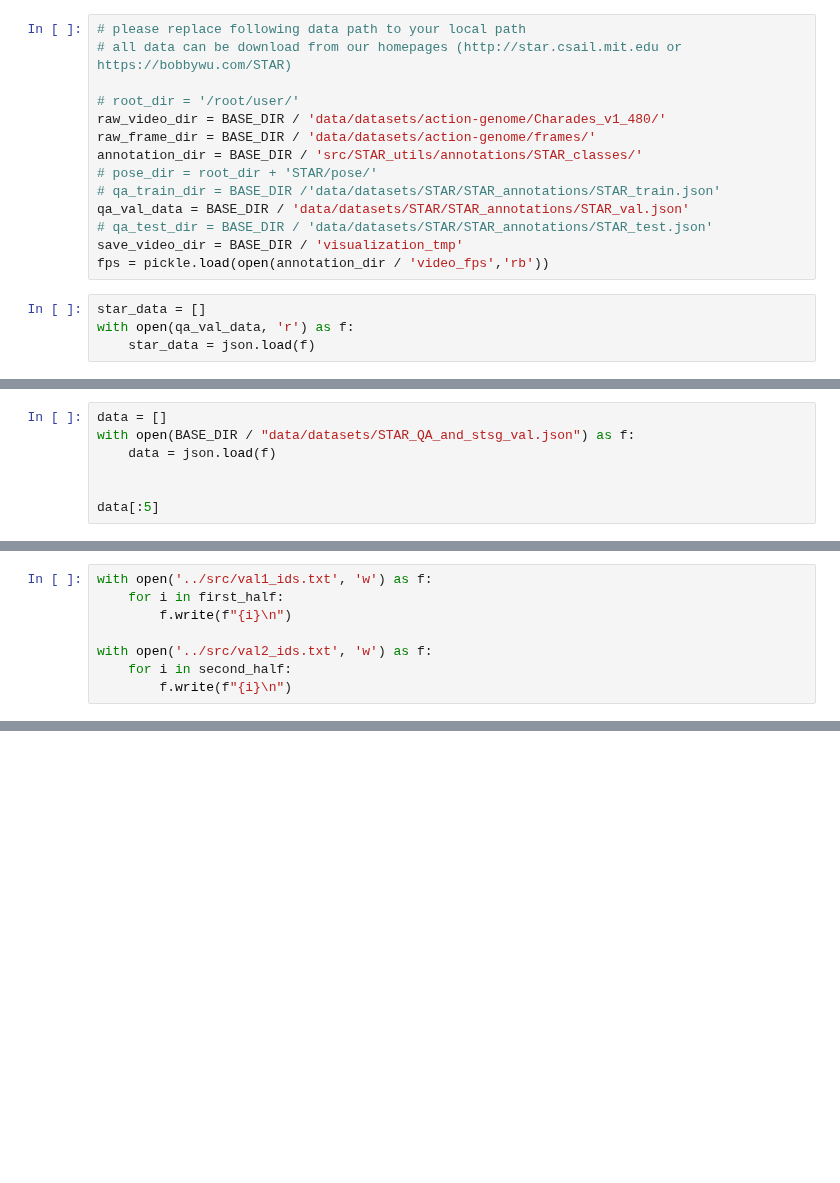
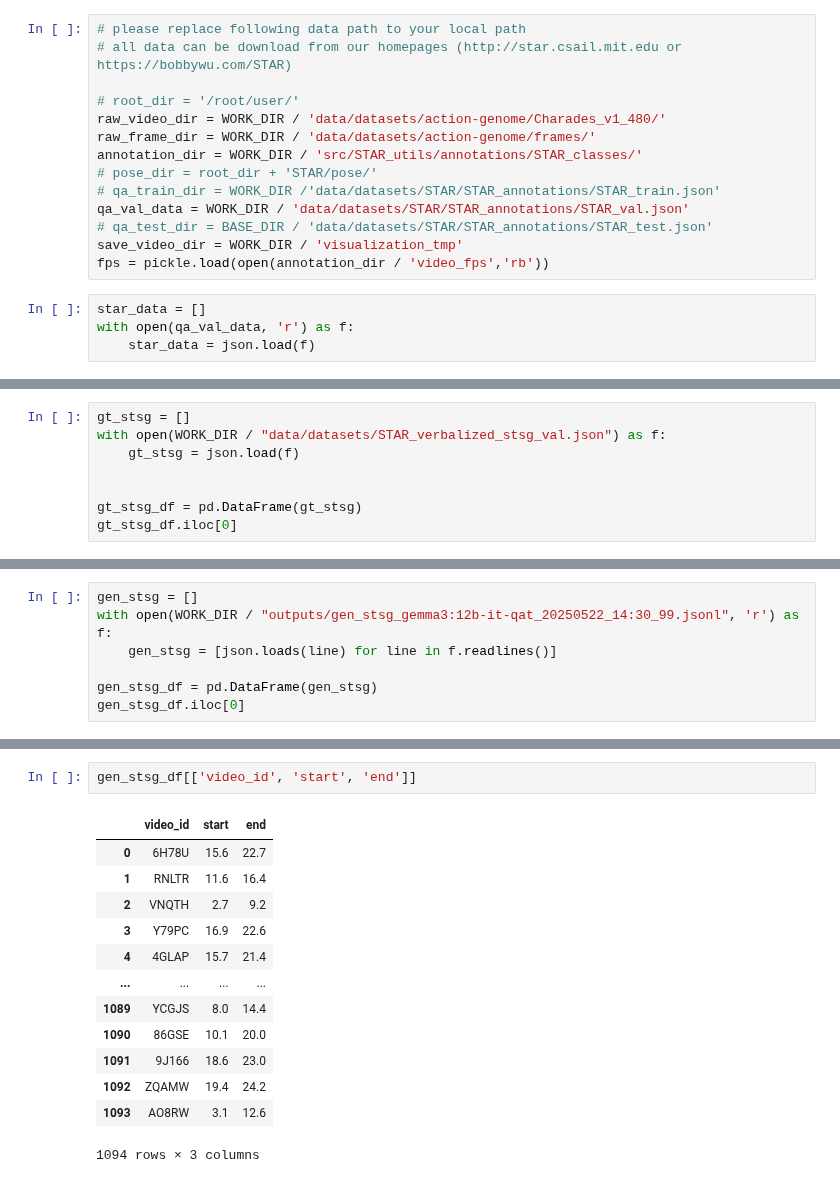
Before and after one commit to FabioLusha/video-neurosymbolic, a Jupyter notebook: star_code/notebooks/frame_gen_analysis.ipynb, the cells around one changed output, grey strips where cells are left out. Drawn from its saved outputs; the diff is of its cells as text; blank space fills up the shorter version.

```diff
--- a/star_code/notebooks/frame_gen_analysis.ipynb
+++ b/star_code/notebooks/frame_gen_analysis.ipynb
@@ -21,14 +21,14 @@ import STAR_utils.visualization_tools.qa_visualization as qaviz
 # all data can be download from our homepages (http://star.csail.mit.edu or https://bobbywu.com/STAR)
 
 # root_dir = '/root/user/'
-raw_video_dir = BASE_DIR / 'data/datasets/action-genome/Charades_v1_480/'
-raw_frame_dir = BASE_DIR / 'data/datasets/action-genome/frames/'
-annotation_dir = BASE_DIR / 'src/STAR_utils/annotations/STAR_classes/'
+raw_video_dir = WORK_DIR / 'data/datasets/action-genome/Charades_v1_480/'
+raw_frame_dir = WORK_DIR / 'data/datasets/action-genome/frames/'
+annotation_dir = WORK_DIR / 'src/STAR_utils/annotations/STAR_classes/'
 # pose_dir = root_dir + 'STAR/pose/'
-# qa_train_dir = BASE_DIR /'data/datasets/STAR/STAR_annotations/STAR_train.json'
-qa_val_data = BASE_DIR / 'data/datasets/STAR/STAR_annotations/STAR_val.json'
+# qa_train_dir = WORK_DIR /'data/datasets/STAR/STAR_annotations/STAR_train.json'
+qa_val_data = WORK_DIR / 'data/datasets/STAR/STAR_annotations/STAR_val.json'
 # qa_test_dir = BASE_DIR / 'data/datasets/STAR/STAR_annotations/STAR_test.json'
-save_video_dir = BASE_DIR / 'visualization_tmp'
+save_video_dir = WORK_DIR / 'visualization_tmp'
 fps = pickle.load(open(annotation_dir / 'video_fps','rb'))
 # %%
 star_data = []
@@ -54,10 +55,11 @@ star_df
 | Feasibility_T6_1468 | What is the person able to do aft... | Z97SD | 18.1 | 24.1 | Hold the food. | [{'function': 'Situations', 'valu... | [{'choice_id': 0, 'choice': 'Wash... | {'000588': {'rel_pairs': [['o000'... |
 7098 rows × 8 columns
 # %%
-data = []
-with open(BASE_DIR / "data/datasets/STAR_QA_and_stsg_val.json") as f:
-    data = json.load(f)
+gt_stsg = []
+with open(WORK_DIR / "data/datasets/STAR_verbalized_stsg_val.json") as f:
+    gt_stsg = json.load(f)
 
 
-data[:5]
+gt_stsg_df = pd.DataFrame(gt_stsg)
+gt_stsg_df.iloc[0]
 # %% [output]
@@ -101,8 +71,0 @@ first_half[0]
-# %%
-with open('../src/val1_ids.txt', 'w') as f:
-    for i in first_half:
-        f.write(f"{i}\n")
-
-with open('../src/val2_ids.txt', 'w') as f:
-    for i in second_half:
-        f.write(f"{i}\n")
@@ -114,0 +72,7 @@ sorted_positions = sorted(load_positions.items(), key=lambda x: x[1])
+# %%
+gen_stsg = []
+with open(WORK_DIR / "outputs/gen_stsg_gemma3:12b-it-qat_20250522_14:30_99.jsonl", 'r') as f:
+    gen_stsg = [json.loads(line) for line in f.readlines()]
+
+gen_stsg_df = pd.DataFrame(gen_stsg)
+gen_stsg_df.iloc[0]
@@ -114,0 +149,16 @@ sorted_positions = sorted(load_positions.items(), key=lambda x: x[1])
+# %%
+gen_stsg_df[['video_id', 'start', 'end']]
+# %% [output]
+|  | video_id | start | end |
+| 0 | 6H78U | 15.6 | 22.7 |
+| 1 | RNLTR | 11.6 | 16.4 |
+| 2 | VNQTH | 2.7 | 9.2 |
+| 3 | Y79PC | 16.9 | 22.6 |
+| 4 | 4GLAP | 15.7 | 21.4 |
+| ... | ... | ... | ... |
+| 1089 | YCGJS | 8.0 | 14.4 |
+| 1090 | 86GSE | 10.1 | 20.0 |
+| 1091 | 9J166 | 18.6 | 23.0 |
+| 1092 | ZQAMW | 19.4 | 24.2 |
+| 1093 | AO8RW | 3.1 | 12.6 |
+1094 rows × 3 columns
```
Also changed, not shown: parts of 24 cells of this notebook, 45 other files.
